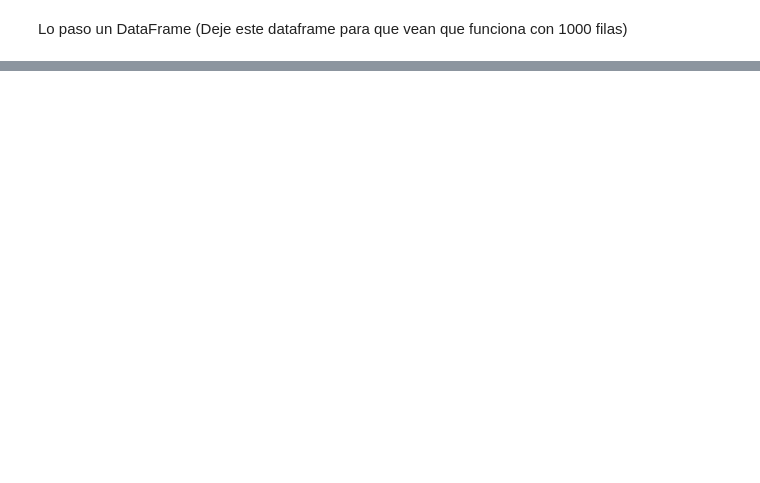
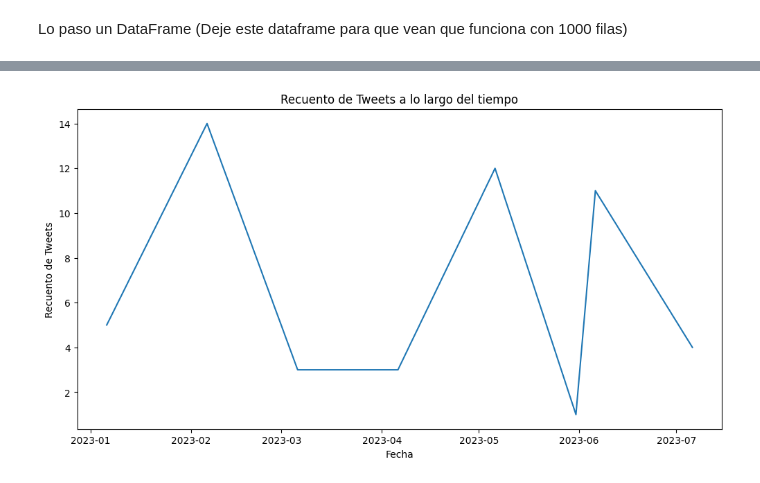
Before and after one commit to EnzoPavez/Datasets-Pavez-Enzo, a Jupyter notebook: Desafio_APIS_Pavez_Enzo.ipynb, the cells around one changed output, grey strips where cells are left out. Drawn from its saved outputs; the diff is of its cells as text; code cells hidden in the pictures; blank space fills up the shorter version.

```diff
--- a/Desafio_APIS_Pavez_Enzo.ipynb
+++ b/Desafio_APIS_Pavez_Enzo.ipynb
@@ -112,0 +269,3 @@ p1
+# %%
+# 7. Manipulación de columnas y filas
+df = df.rename(columns={'sentimiento': 'Estado'})  # Renombrar columnas
@@ -112,0 +332,2 @@ p1
+# %%
+df['Fecha'] = pd.to_datetime(df['Fecha'])
@@ -112,0 +355,13 @@ p1
+# %%
+# Agrupar por fecha y contar el número de tweets
+tweets_count = df.groupby(df['Fecha'].dt.date)['Tweet'].count()
+
+# Gráfico de líneas
+plt.figure(figsize=(12, 6))
+tweets_count.plot()
+plt.title('Recuento de Tweets a lo largo del tiempo')
+plt.xlabel('Fecha')
+plt.ylabel('Recuento de Tweets')
+plt.show()
+# %% [output]
+[figure, added]
```
Also changed, not shown: parts of 34 cells of this notebook.
